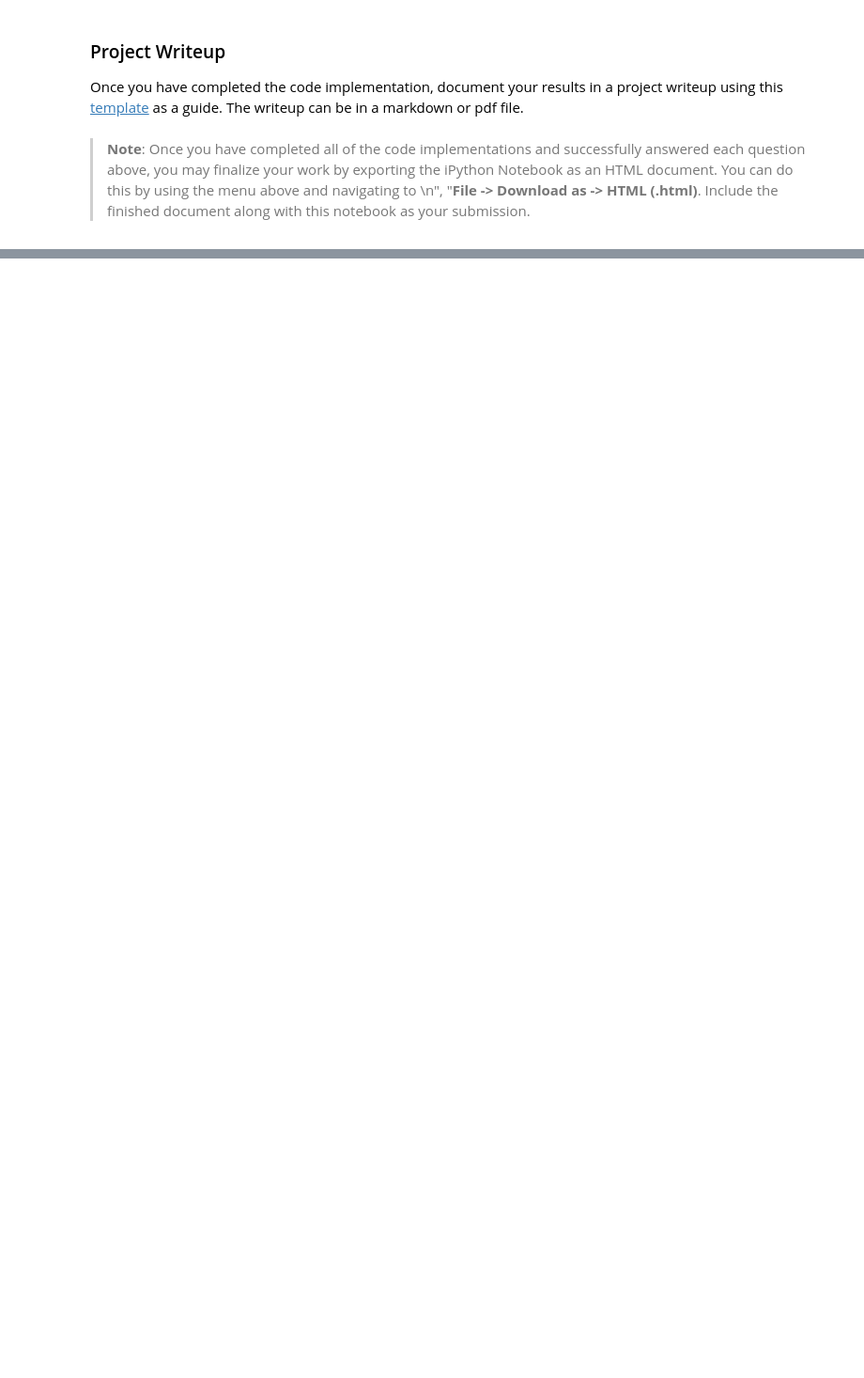
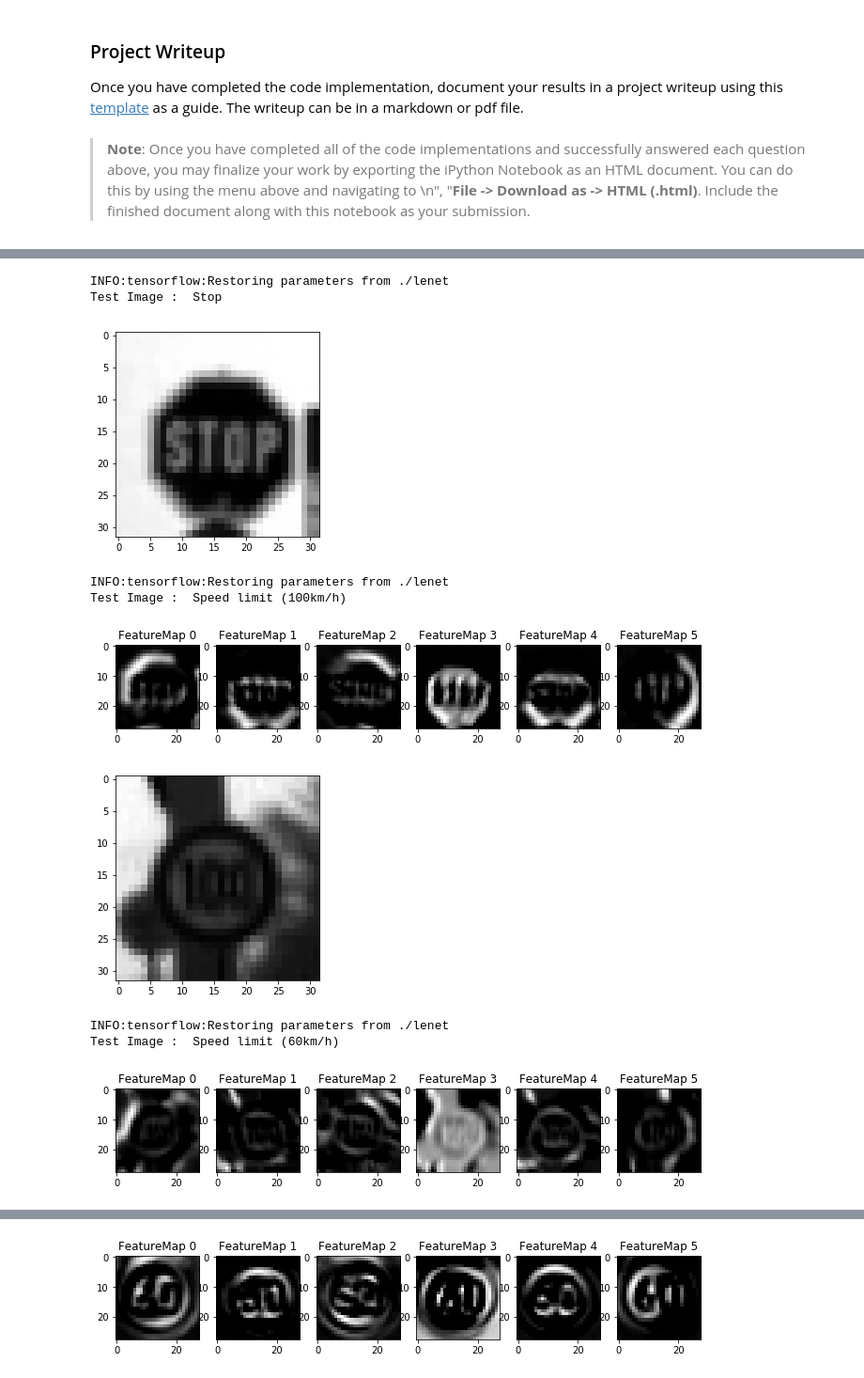
Before and after one commit to Giangy1990/CarND-Traffic-Sign-Classifier-Project, a Jupyter notebook: Traffic_Sign_Classifier.ipynb, the cells around one changed output, grey strips where cells are left out. Shown at 94% size. Saved outputs shown, nothing was run; the diff lists cells and outputs as text; code cells hidden in the pictures; blank space fills up the shorter version.

```diff
--- a/Traffic_Sign_Classifier.ipynb
+++ b/Traffic_Sign_Classifier.ipynb
@@ -564,29 +583,56 @@ For an example of what feature map outputs look like, check out NVIDIA's results
 # %%
 ### Visualize your network's feature maps here.
 ### Feel free to use as many code cells as needed.
 
 # image_input: the test image being fed into the network to produce the feature maps
 # tf_activation: should be a tf variable name used during your training procedure that represents the calculated state of a specific weight layer
 # activation_min/max: can be used to view the activation contrast in more detail, by default matplot sets min and max to the actual min and max values of the output
 # plt_num: used to plot out multiple different weight feature map sets on the same block, just extend the plt number for each new feature map entry
 
 def outputFeatureMap(image_input, tf_activation, activation_min=-1, activation_max=-1 ,plt_num=1):
     # Here make sure to preprocess your image_input in a way your network expects
     # with size, normalization, ect if needed
-    # image_input =
+    image_input = np.expand_dims(image_input, axis=0)
     # Note: x should be the same name as your network's tensorflow data placeholder variable
     # If you get an error tf_activation is not defined it may be having trouble accessing the variable from inside a function
     activation = tf_activation.eval(session=sess,feed_dict={x : image_input})
     featuremaps = activation.shape[3]
     plt.figure(plt_num, figsize=(15,15))
     for featuremap in range(featuremaps):
         plt.subplot(6,8, featuremap+1) # sets the number of feature maps to show on each row and column
         plt.title('FeatureMap ' + str(featuremap)) # displays the feature map number
         if activation_min != -1 & activation_max != -1:
             plt.imshow(activation[0,:,:, featuremap], interpolation="nearest", vmin =activation_min, vmax=activation_max, cmap="gray")
         elif activation_max != -1:
             plt.imshow(activation[0,:,:, featuremap], interpolation="nearest", vmax=activation_max, cmap="gray")
         elif activation_min !=-1:
             plt.imshow(activation[0,:,:, featuremap], interpolation="nearest", vmin=activation_min, cmap="gray")
         else:
             plt.imshow(activation[0,:,:, featuremap], interpolation="nearest", cmap="gray")
+
+indices = list()
+indices = np.random.randint(0, n_train, size=3)
+sample_imgs = [X_train[idx] for idx in indices]
+sample_labels = labels_name[y_train[indices]]
+
+for idx, test_img in enumerate(sample_imgs):
+    with tf.Session() as sess:
+        saver.restore(sess, tf.train.latest_checkpoint('.'))
+        # Test image visualization
+        print('Test Image : ', sample_labels[idx])
+        f, a = plt.subplots()
+        a.imshow(test_img[:,:,0], cmap='gray')
+        plt.show()
+        # First convolutional layer feature map
+        outputFeatureMap(test_img, CNN_l1, plt_num=1)
+# %% [output]
+INFO:tensorflow:Restoring parameters from ./lenet
+Test Image :  Stop
+[figure, added]
+INFO:tensorflow:Restoring parameters from ./lenet
+Test Image :  Speed limit (100km/h)
+[figure, added]
+[figure, added]
+INFO:tensorflow:Restoring parameters from ./lenet
+Test Image :  Speed limit (60km/h)
+[figure, added]
@@ -592,0 +640 @@ def outputFeatureMap(image_input, tf_activation, activation_min=-1, activation_m
+[figure, added]
```
Also changed, not shown: parts of 25 cells of this notebook, 13 other files.
